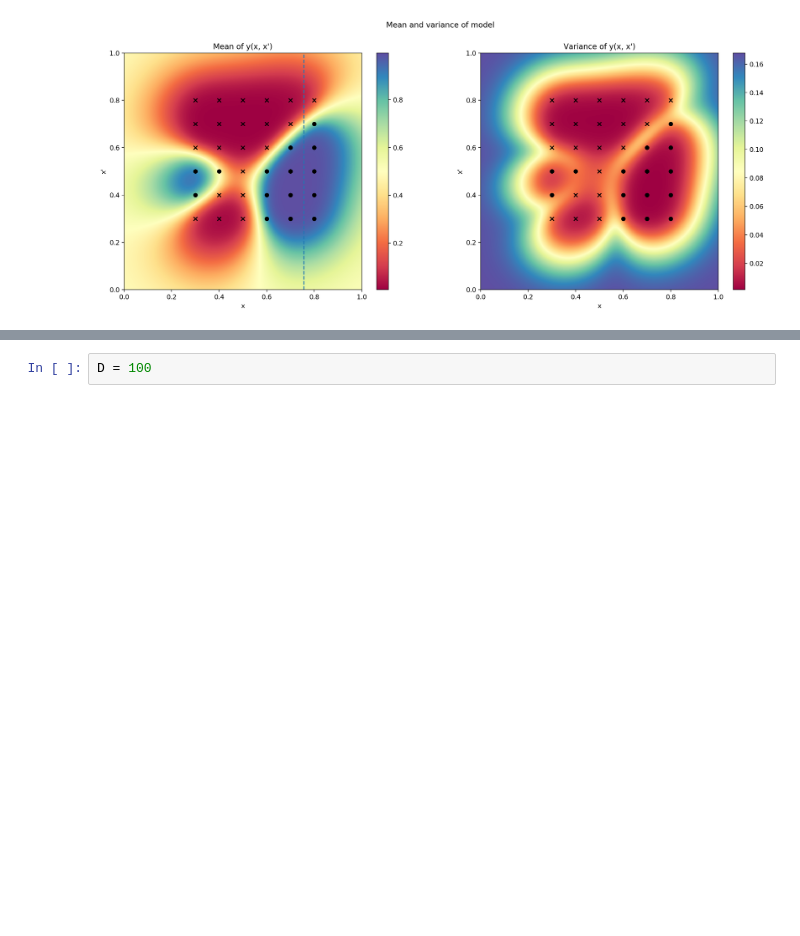
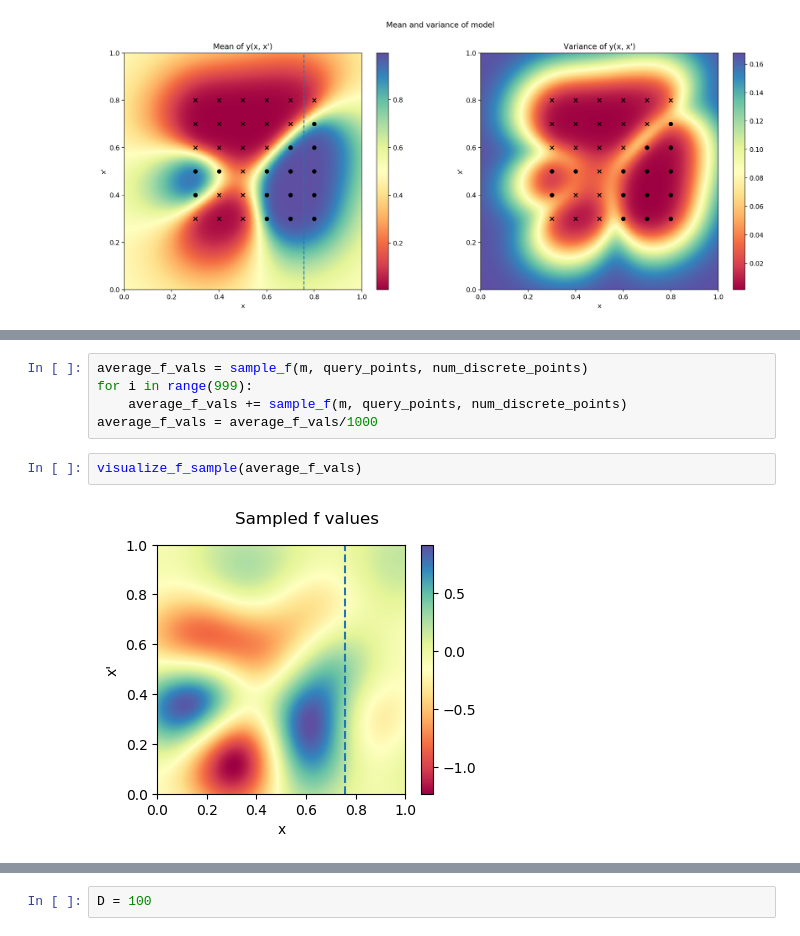
Before and after one commit to sebtsh/Top-k-Ranking-Bayesian-Optimization, a Jupyter notebook: notebooks/PBO_DTS.ipynb, the cells around one changed output, grey strips where cells are left out. Drawn from its saved outputs; the diff is of its cells as text; blank space fills up the shorter version.

```diff
--- a/notebooks/PBO_DTS.ipynb
+++ b/notebooks/PBO_DTS.ipynb
@@ -319,0 +341,9 @@ visualize_model(query_points, m, maximizers=maxs.numpy())
+# %%
+average_f_vals = sample_f(m, query_points, num_discrete_points)
+for i in range(999):
+    average_f_vals += sample_f(m, query_points, num_discrete_points)
+average_f_vals = average_f_vals/1000
+# %%
+visualize_f_sample(average_f_vals)
+# %% [output]
+[figure, added]
```
Also changed, not shown: parts of 14 cells of this notebook, 1 other file.
